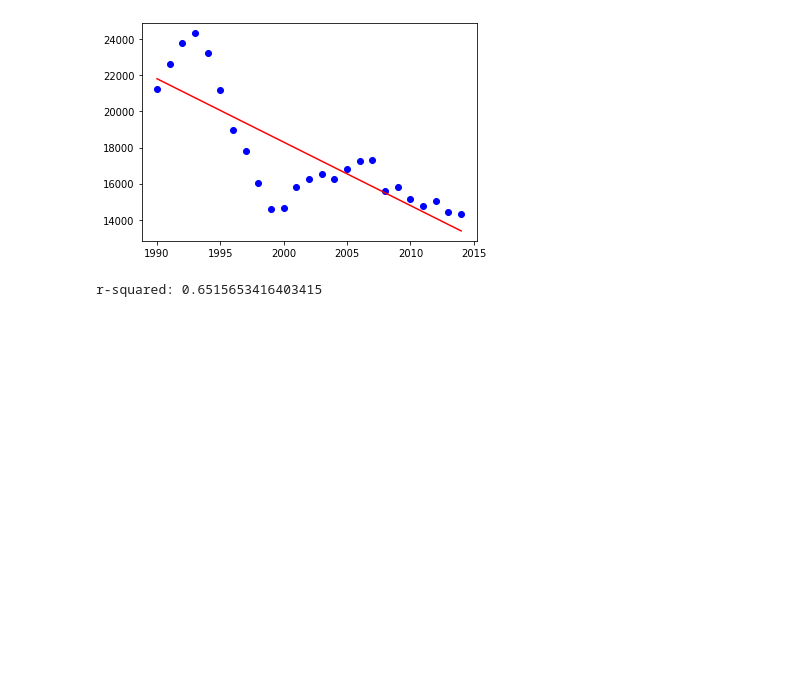
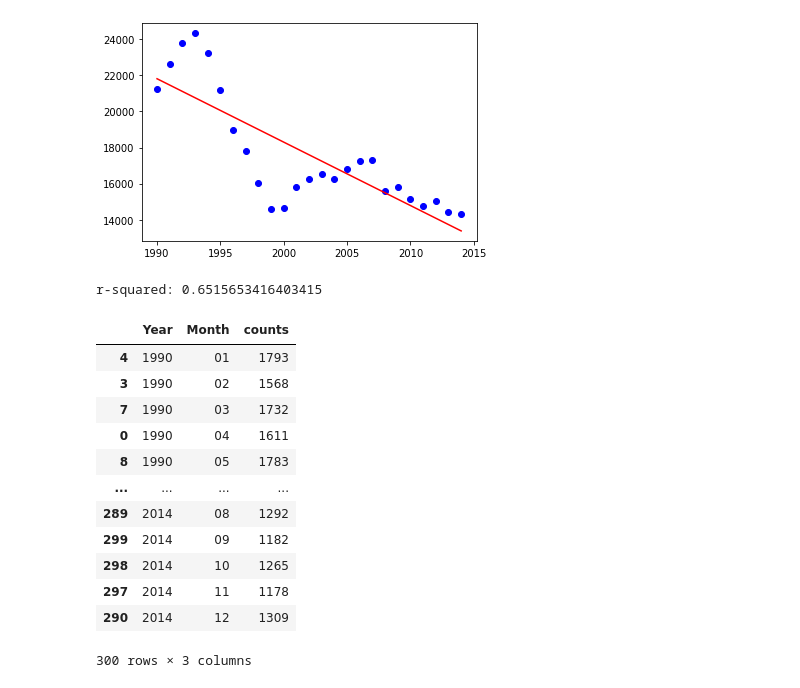
Before and after one commit to smithc6136/final_project, a Jupyter notebook: Analysis/MachineLearning.ipynb, the cells around one changed output. Drawn from its saved outputs; the diff is of its cells as text; code cells hidden in the pictures; blank space fills up the shorter version.

Commit message:
new df and linregress total homicides/month

```diff
--- a/Analysis/MachineLearning.ipynb
+++ b/Analysis/MachineLearning.ipynb
@@ -143,3 +143,27 @@ slope, intercept, r_value, p_value, std_err = stats.linregress(X[:,0], y[:,0])
 print("r-squared:", r_value**2)
 # %% [output]
 r-squared: 0.6515653416403415
+# %%
+df0 = df[['Year','Month']]
+#df0
+df2 = df0.groupby(['Year','Month']).size().reset_index(name='counts')
+
+d = {'January':'01', 'February':'02', 'March':'03', 'April':'04', 'May':'05', 'June':'06', 'July': '07', 'August': '08', 'September': '09', 'October': '10', 'November': '11', 'December': '12'}
+df2['Month'] = df2['Month'].map(d)
+
+df2.sort_values(by=['Year','Month'], inplace=True)
+df2
+# %% [output]
+|  | Year | Month | counts |
+| 4 | 1990 | 01 | 1793 |
+| 3 | 1990 | 02 | 1568 |
+| 7 | 1990 | 03 | 1732 |
+| 0 | 1990 | 04 | 1611 |
+| 8 | 1990 | 05 | 1783 |
+| ... | ... | ... | ... |
+| 289 | 2014 | 08 | 1292 |
+| 299 | 2014 | 09 | 1182 |
+| 298 | 2014 | 10 | 1265 |
+| 297 | 2014 | 11 | 1178 |
+| 290 | 2014 | 12 | 1309 |
+300 rows × 3 columns
```
Also changed, not shown: parts of 8 cells of this notebook.
